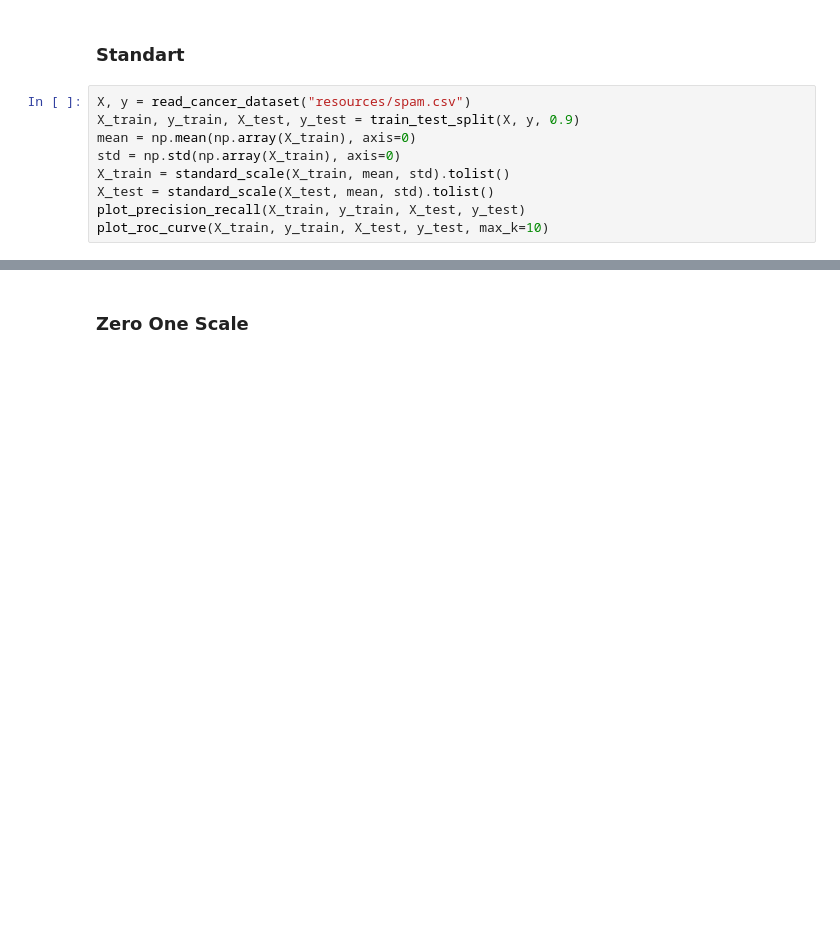
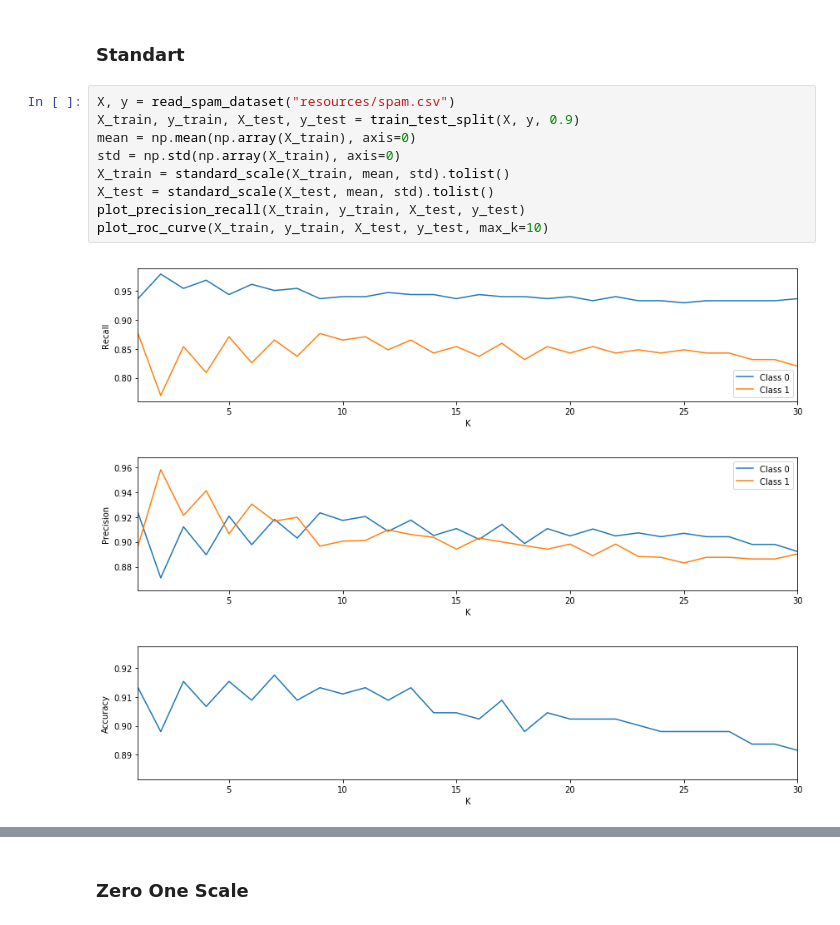
Before and after one commit to maximumSHOT-HSE/ML-HW, a Jupyter notebook: hw01/hw01_task.ipynb, the cells around one changed output, grey strips where cells are left out. Drawn from its saved outputs; the diff is of its cells as text; blank space fills up the shorter version.

```diff
--- a/hw01/hw01_task.ipynb
+++ b/hw01/hw01_task.ipynb
@@ -427,11 +432,15 @@ plot_roc_curve(X_train, y_train, X_test, y_test, max_k=10)
 # %% [markdown]
 ### Standart
 # %%
-X, y = read_cancer_dataset("resources/spam.csv")
+X, y = read_spam_dataset("resources/spam.csv")
 X_train, y_train, X_test, y_test = train_test_split(X, y, 0.9)
 mean = np.mean(np.array(X_train), axis=0)
 std = np.std(np.array(X_train), axis=0)
 X_train = standard_scale(X_train, mean, std).tolist()
 X_test = standard_scale(X_test, mean, std).tolist()
 plot_precision_recall(X_train, y_train, X_test, y_test)
 plot_roc_curve(X_train, y_train, X_test, y_test, max_k=10)
+# %% [output]
+[figure, added]
+[figure, added]
+[figure, added]
```
Also changed, not shown: parts of 6 cells of this notebook.
